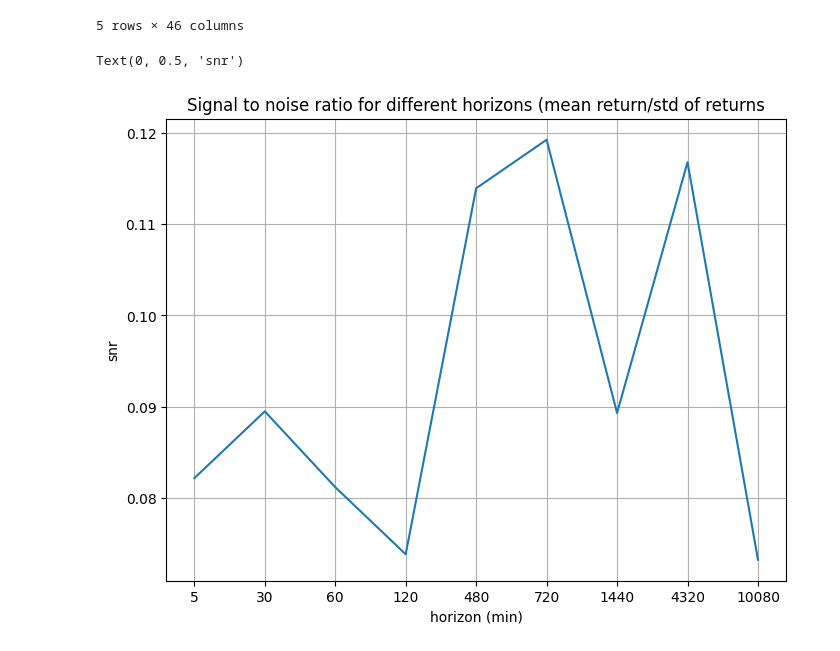
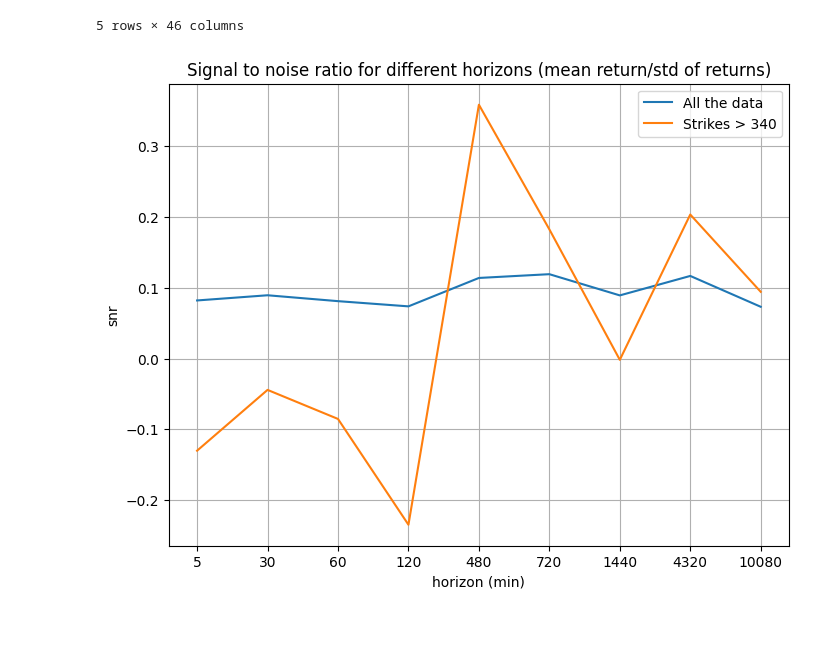
Before and after one commit to SigmaFlowX/Sber-Moex-Options, a Jupyter notebook: notebooks/large_orders_analysis.ipynb, the cells around one changed output. Saved outputs shown, nothing was run; the diff lists cells and outputs as text; code cells hidden in the pictures.

Commit message:
added filtered price impact

```diff
--- a/notebooks/large_orders_analysis.ipynb
+++ b/notebooks/large_orders_analysis.ipynb
@@ -144,20 +144,31 @@ df.head()
 for h in horizons:
     df[f'mid_price_return_{h}'] = (df[f'mid_{h}'] - df['mid'])/df['mid']
 # %%
-snr = []
+filtered_df = df.loc[df['strike'].astype(int) > 330]
+
+snr_not_filtered = []
+snr_filtered = []
 for h in horizons:
     returns = df[f'mid_price_return_{h}']
+    filtered_returns = df.loc[df['strike'].astype(int) > 330][f'mid_price_return_{h}']
+
     mean = returns.mean()
     std = returns.std()
-    snr.append(mean/std)
+    snr_not_filtered.append(mean/std)
+
+    mean = filtered_returns.mean()
+    std = filtered_returns.std()
+    snr_filtered.append(mean/std)
 # %%
 fig = plt.figure(figsize=(8,6))
-plt.plot(range(len(horizons)), snr)
+plt.plot(range(len(horizons)), snr_not_filtered, label="All the data")
+plt.plot(range(len(horizons)), snr_filtered, label="Strikes > 340")
 plt.xticks(range(len(horizons)), horizons)
 plt.grid()
 plt.title("Signal to noise ratio for different horizons (mean return/std of returns)")
 plt.xlabel("horizon (min)")
 plt.ylabel("snr")
+plt.legend()
+plt.show()
 # %% [output]
-Text(0, 0.5, 'snr')
-[figure, old version]
+[figure, new version]
```
